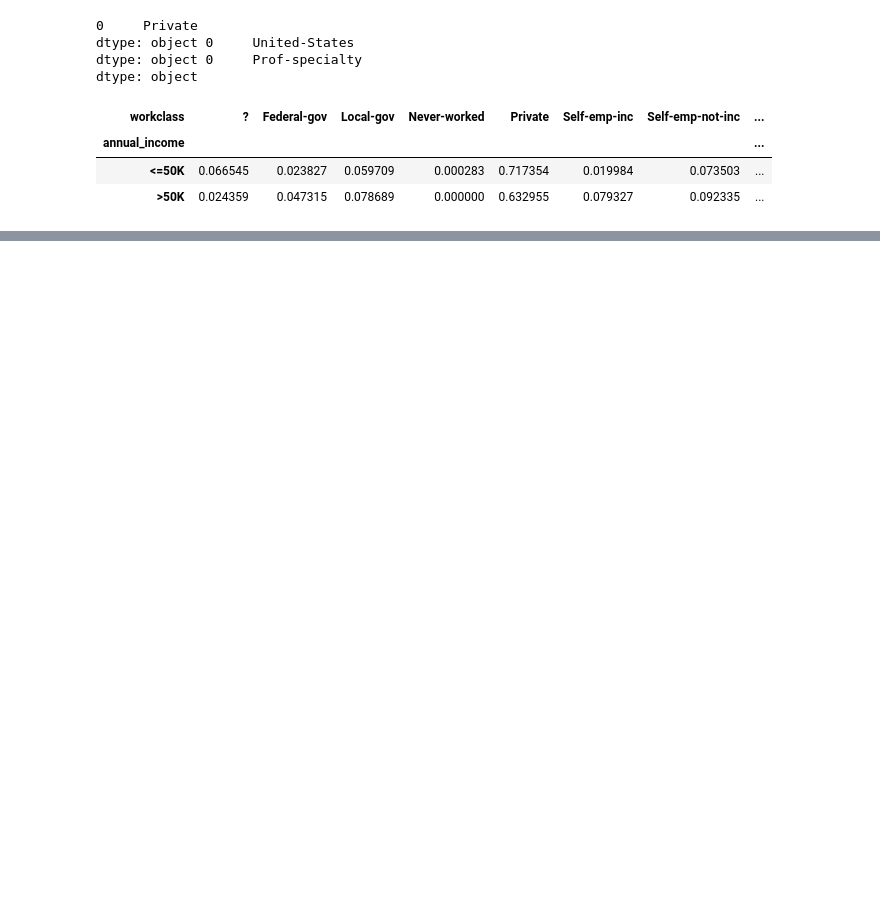
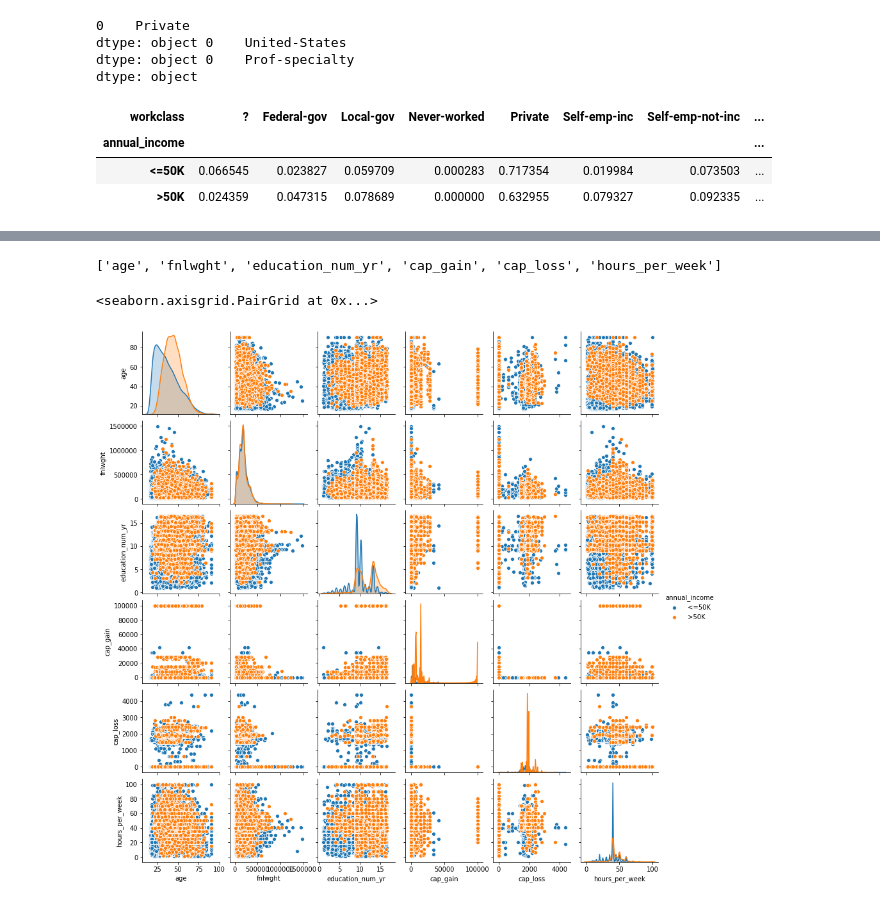
Before and after one commit to wnayden/MSDS7331, a Jupyter notebook: Lab_1_95_census_data.ipynb, the cells around one changed output, grey strips where cells are left out. Cells and saved outputs as stored; diff of their text form; code cells hidden in the pictures; blank space fills up the shorter version.

Commit message:
commit with origin country encode dictionary map and seaborn pair plot

```diff
--- a/Lab_1_95_census_data.ipynb
+++ b/Lab_1_95_census_data.ipynb
@@ -133,0 +145,14 @@ miss_cat_vars
+# %%
+continent_dict = {'United-States': 'United States', 'Cuba': 'Carib', 'Jamaica' : 'Carib', 'India' : 'Asia', \
+                  'Mexico': 'North America', 'Puerto-Rico' : 'North America', 'Honduras' : 'Central America',\
+                 'England' : 'Europe', 'Canada' : 'North America', 'Germany' : 'Europe', 'Cambodia': 'Asia',\
+                 'Thailand' : 'Asia', 'Ecuador' : 'South America', 'Loas' : 'Asia', 'Taiwan': 'Asia',\
+                 'Haiti' : 'Carib', 'Portugual' : 'Europe', 'Dominican-Republic' : 'Carib', 'El-Salvador': 'South America',\
+                 'France': 'Europe', 'Guatemala' : 'Central America', 'China' : 'Asia', 'Japan' : 'Asia', 'Yugoslavia' : 'Europe',\
+                 'Peru' : 'Central America', 'Outlying-US(Guam-USVI-etc)' : 'United States', 'Scotland' : 'Europe', \
+                 'Trinadad&Tobago': 'Carib', 'Greece' : 'Europe', 'Nicaragua' : 'South America', 'Vietnam' : 'Asia', \
+                 'Ireland' : 'Europe', 'Hungary': 'Europe', 'Holand-Netherlands' : 'Europe'}
+# %%
+#https://pandas.pydata.org/pandas-docs/stable/reference/api/pandas.Series.map.html
+raw_census_95_data['origin_descent'] = raw_census_95_data.native_country.map(continent_dict)
+raw_census_95_data.head(n=5)
@@ -133,0 +166,4 @@ miss_cat_vars
+# %%
+catagorical_vars = list(raw_census_95_data.select_dtypes(include='object').columns)
+catagorical_vars.pop(-2)
+print(catagorical_vars)
@@ -309,0 +349,6 @@ for var in catagorical_vars:
+# %%
+continous_features = list(raw_census_95_data.select_dtypes(include='int64').columns)
+
+print(continous_features)
+# %% [output]
+['age', 'fnlwght', 'education_num_yr', 'cap_gain', 'cap_loss', 'hours_per_week']
@@ -309,0 +357,7 @@ for var in catagorical_vars:
+# %%
+continous_feat_jitter = raw_census_95_data.copy()
+continous_feat_jitter[continous_features] = continous_feat_jitter[continous_features].values + np.random.rand(len(continous_feat_jitter),6)/2
+sns.pairplot(continous_feat_jitter,hue = 'annual_income', height=2)
+# %% [output]
+<seaborn.axisgrid.PairGrid at 0x...>
+[figure, added]
```
Also changed, not shown: parts of 14 cells of this notebook.
